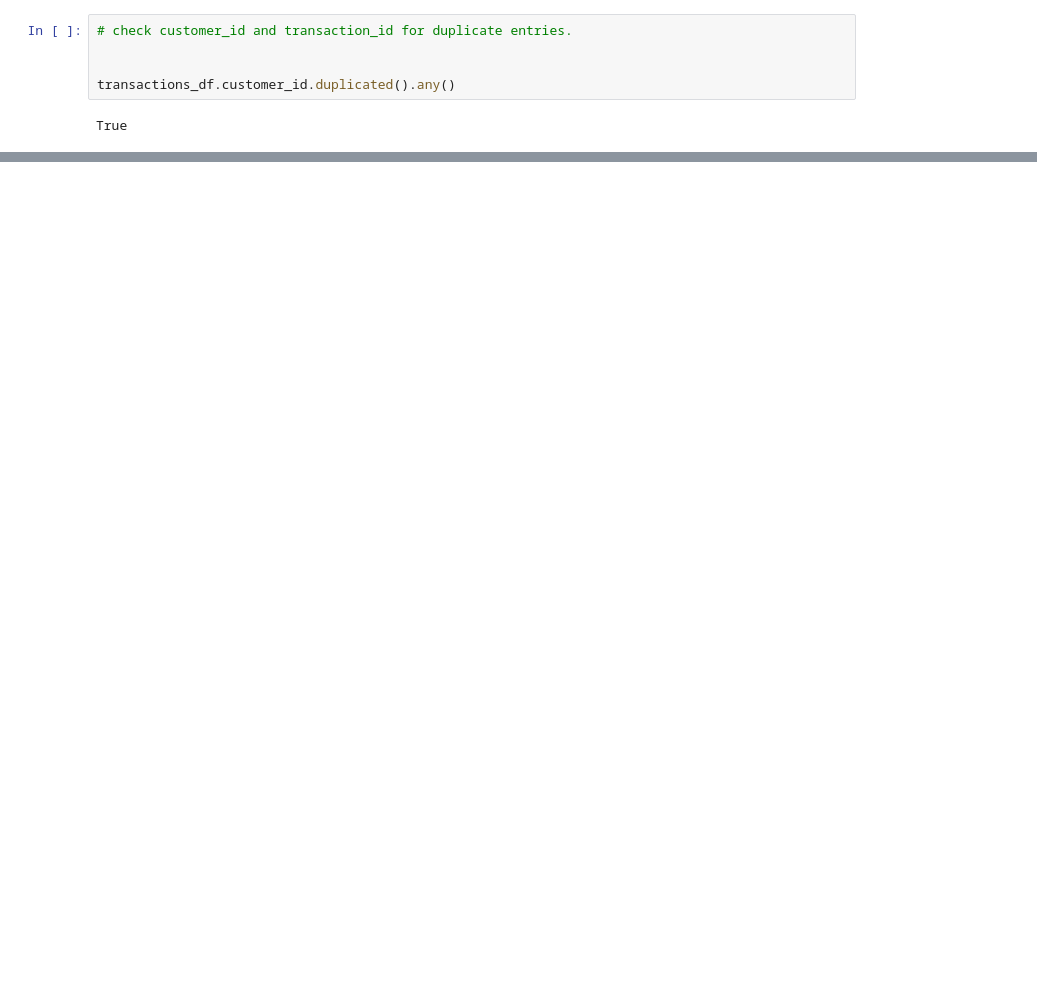
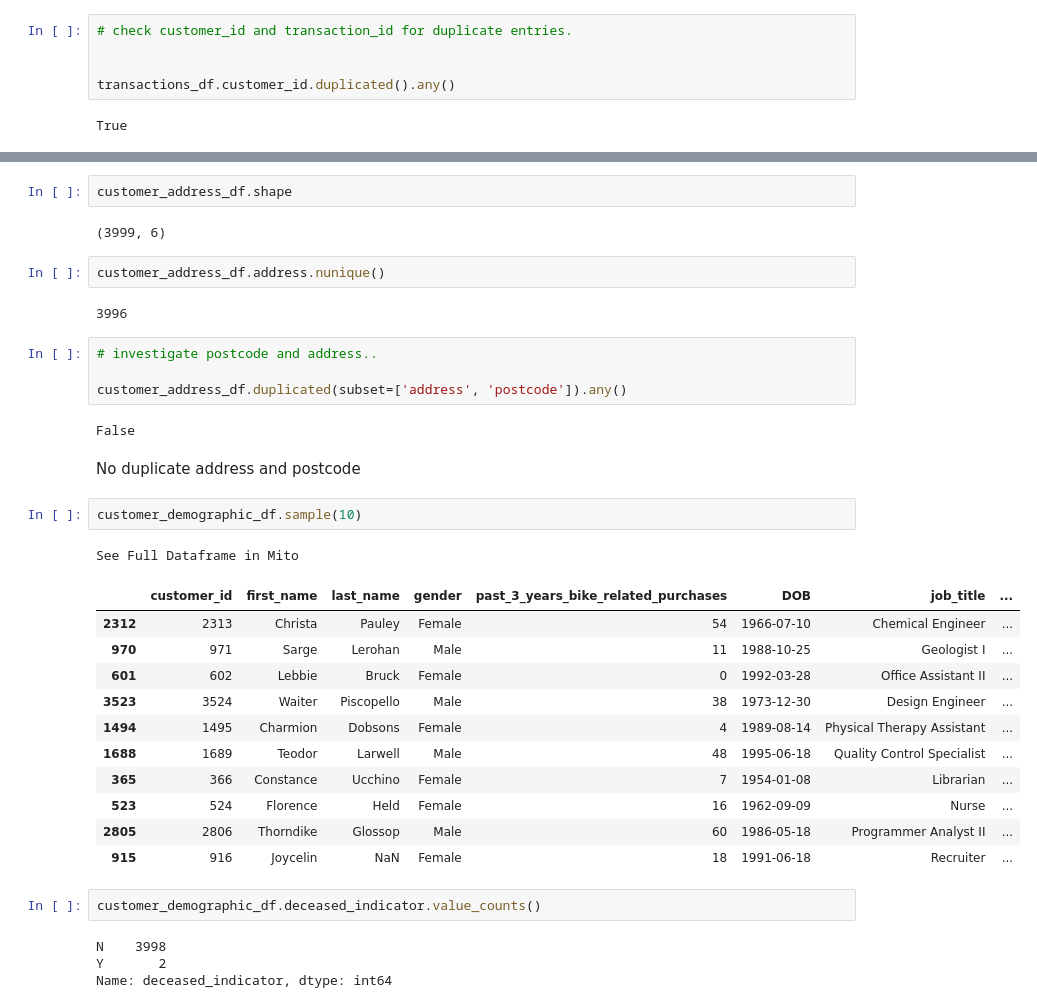
Before and after one commit to stormzee/-KPMG-Data-Analytics-Virtual-Internship, a Jupyter notebook: Data quality assessment.ipynb, the cells around one changed output, grey strips where cells are left out. Saved outputs shown, nothing was run; the diff lists cells and outputs as text; blank space fills up the shorter version.

Commit message:
add data quality issues

```diff
--- a/Data quality assessment.ipynb
+++ b/Data quality assessment.ipynb
@@ -195,3 +248,40 @@ There are 1000 customers in the customers dataset
+# %%
+customer_address_df.shape
+# %% [output]
+(3999, 6)
+# %%
+customer_address_df.address.nunique()
+# %% [output]
+3996
+# %%
+# investigate postcode and address..
+
+customer_address_df.duplicated(subset=['address', 'postcode']).any()
+# %% [output]
+False
+# %% [markdown]
+No duplicate address and postcode
+# %%
+customer_demographic_df.sample(10)
+# %% [output]
+See Full Dataframe in Mito
+|  | customer_id | first_name | last_name | gender | past_3_years_bike_related_purchases | DOB | job_title | ... |
+| 2312 | 2313 | Christa | Pauley | Female | 54 | 1966-07-10 | Chemical Engineer | ... |
+| 970 | 971 | Sarge | Lerohan | Male | 11 | 1988-10-25 | Geologist I | ... |
+| 601 | 602 | Lebbie | Bruck | Female | 0 | 1992-03-28 | Office Assistant II | ... |
+| 3523 | 3524 | Waiter | Piscopello | Male | 38 | 1973-12-30 | Design Engineer | ... |
+| 1494 | 1495 | Charmion | Dobsons | Female | 4 | 1989-08-14 | Physical Therapy Assistant | ... |
+| 1688 | 1689 | Teodor | Larwell | Male | 48 | 1995-06-18 | Quality Control Specialist | ... |
+| 365 | 366 | Constance | Ucchino | Female | 7 | 1954-01-08 | Librarian | ... |
+| 523 | 524 | Florence | Held | Female | 16 | 1962-09-09 | Nurse | ... |
+| 2805 | 2806 | Thorndike | Glossop | Male | 60 | 1986-05-18 | Programmer Analyst II | ... |
+| 915 | 916 | Joycelin | NaN | Female | 18 | 1991-06-18 | Recruiter | ... |
+# %%
+customer_demographic_df.deceased_indicator.value_counts()
+# %% [output]
+N    3998
+Y       2
+Name: deceased_indicator, dtype: int64
 # %% [markdown]
 ### Data quality Issues:
 > Completenes:
```
Also changed, not shown: parts of 32 cells of this notebook.
